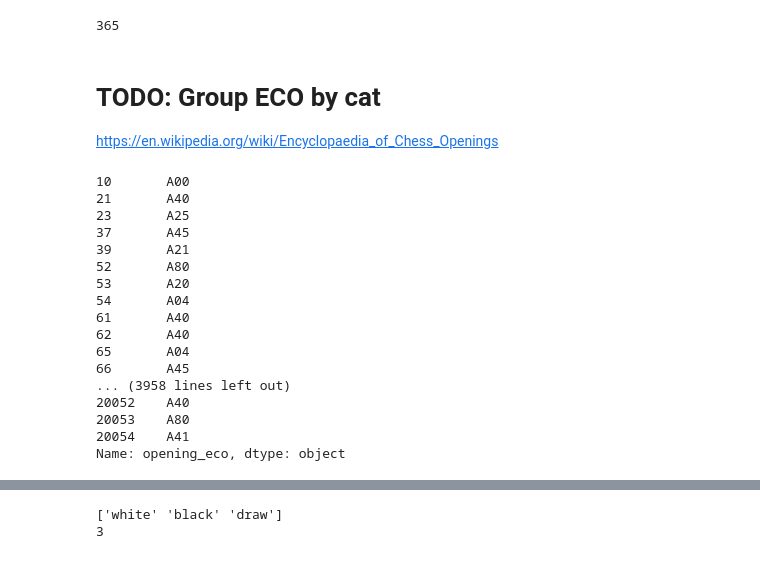
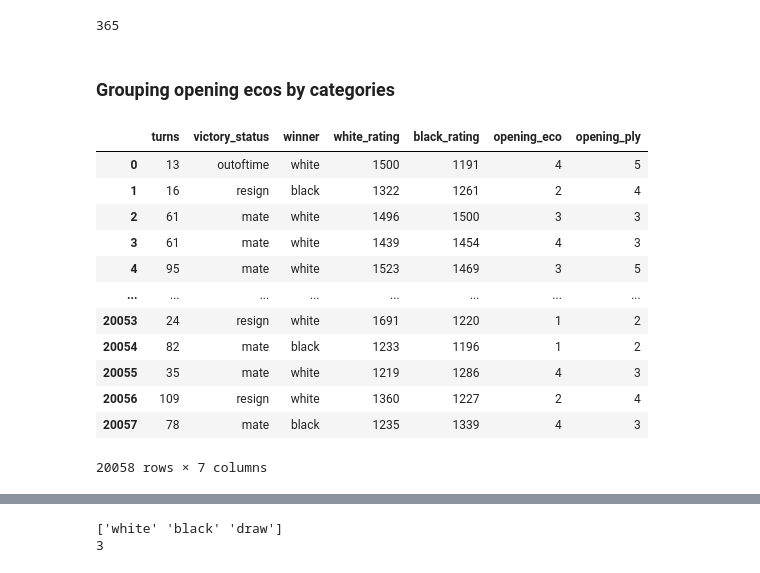
Before and after one commit to ceschini/lichess_win_prediction, a Jupyter notebook: ml_chess_predict.ipynb, the cells around one changed output, grey strips where cells are left out. Saved outputs shown, nothing was run; the diff lists cells and outputs as text; code cells hidden in the pictures.

```diff
--- a/ml_chess_predict.ipynb
+++ b/ml_chess_predict.ipynb
@@ -105,26 +115,36 @@ plt.show()
 chess['opening_eco'].unique().size
 # %% [output]
 365
-# %% [markdown]
-# TODO: Group ECO by cat
-https://en.wikipedia.org/wiki/Encyclopaedia_of_Chess_Openings
-# %%
-chess['opening_eco'][chess['opening_eco'].str.startswith('A')]
-# %% [output]
-10       A00
-21       A40
-23       A25
-37       A45
-39       A21
-52       A80
-53       A20
-54       A04
-61       A40
-62       A40
-65       A04
-66       A45
-... (3958 lines left out)
-20052    A40
-20053    A80
-20054    A41
-Name: opening_eco, dtype: object
+# %% [markdown]
+### Grouping opening ecos by categories
+# %%
+def get_rows_by_opening(df, code):
+    return df['opening_eco'][df['opening_eco'].str.startswith(code)]
+# %%
+def group_ecos_by_cat(cat_array, df):
+    openings = []
+    for cat in cat_array:
+        opening = get_rows_by_opening(df, cat)
+        openings.append(opening)
+
+    for idx, op in enumerate(openings, start=1):
+        for row in op:
+            df['opening_eco'] = df['opening_eco'].replace(row, idx)
+    return df
+# %%
+cat_arr = ['A', 'B', 'C', 'D', 'E']
+group_ecos_by_cat(cat_arr, chess)
+# %% [output]
+|  | turns | victory_status | winner | white_rating | black_rating | opening_eco | opening_ply |
+| 0 | 13 | outoftime | white | 1500 | 1191 | 4 | 5 |
+| 1 | 16 | resign | black | 1322 | 1261 | 2 | 4 |
+| 2 | 61 | mate | white | 1496 | 1500 | 3 | 3 |
+| 3 | 61 | mate | white | 1439 | 1454 | 4 | 3 |
+| 4 | 95 | mate | white | 1523 | 1469 | 3 | 5 |
+| ... | ... | ... | ... | ... | ... | ... | ... |
+| 20053 | 24 | resign | white | 1691 | 1220 | 1 | 2 |
+| 20054 | 82 | mate | black | 1233 | 1196 | 1 | 2 |
+| 20055 | 35 | mate | white | 1219 | 1286 | 4 | 3 |
+| 20056 | 109 | resign | white | 1360 | 1227 | 2 | 4 |
+| 20057 | 78 | mate | black | 1235 | 1339 | 4 | 3 |
+20058 rows × 7 columns
```
Also changed, not shown: parts of 47 cells of this notebook.
